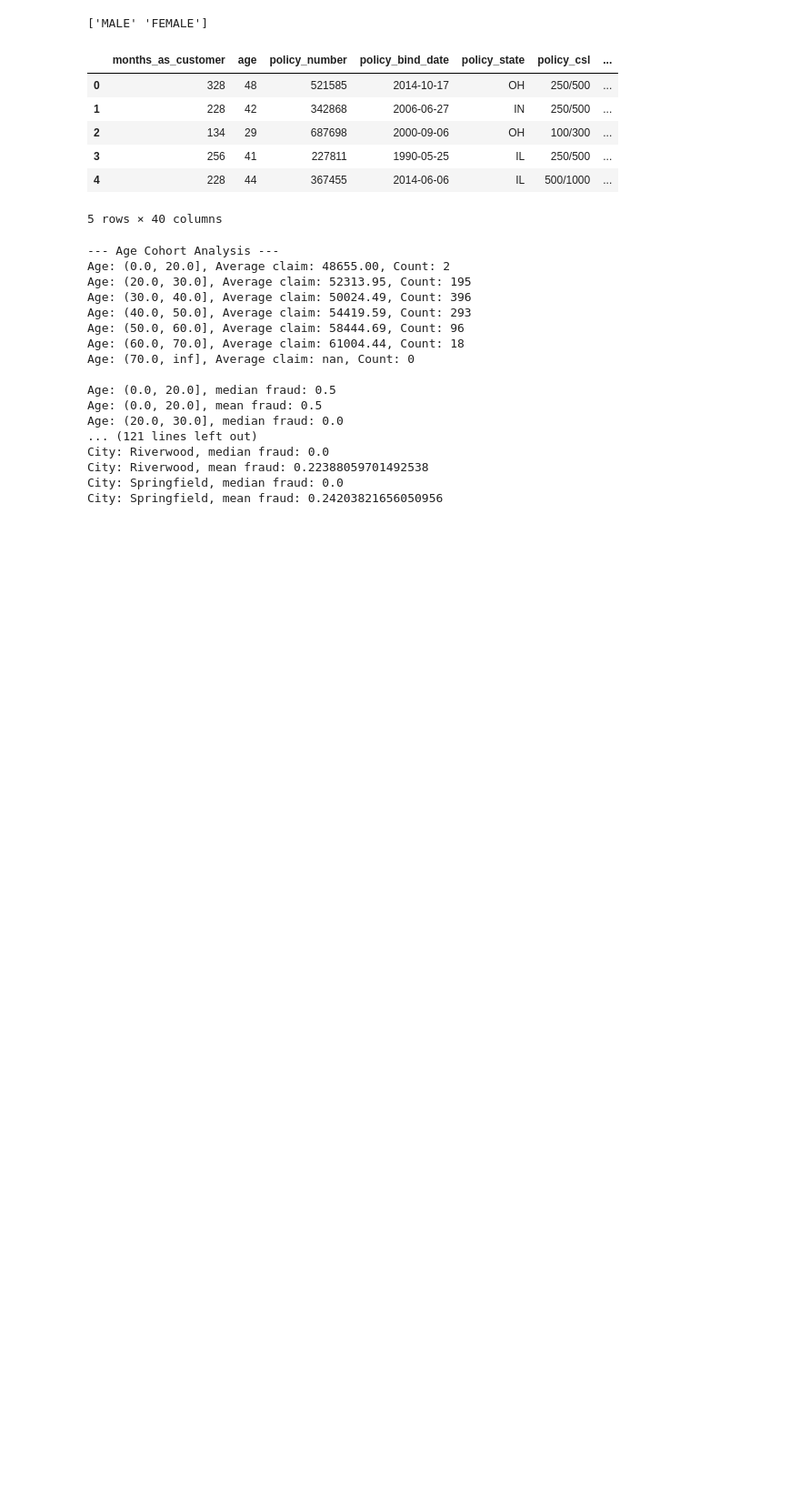
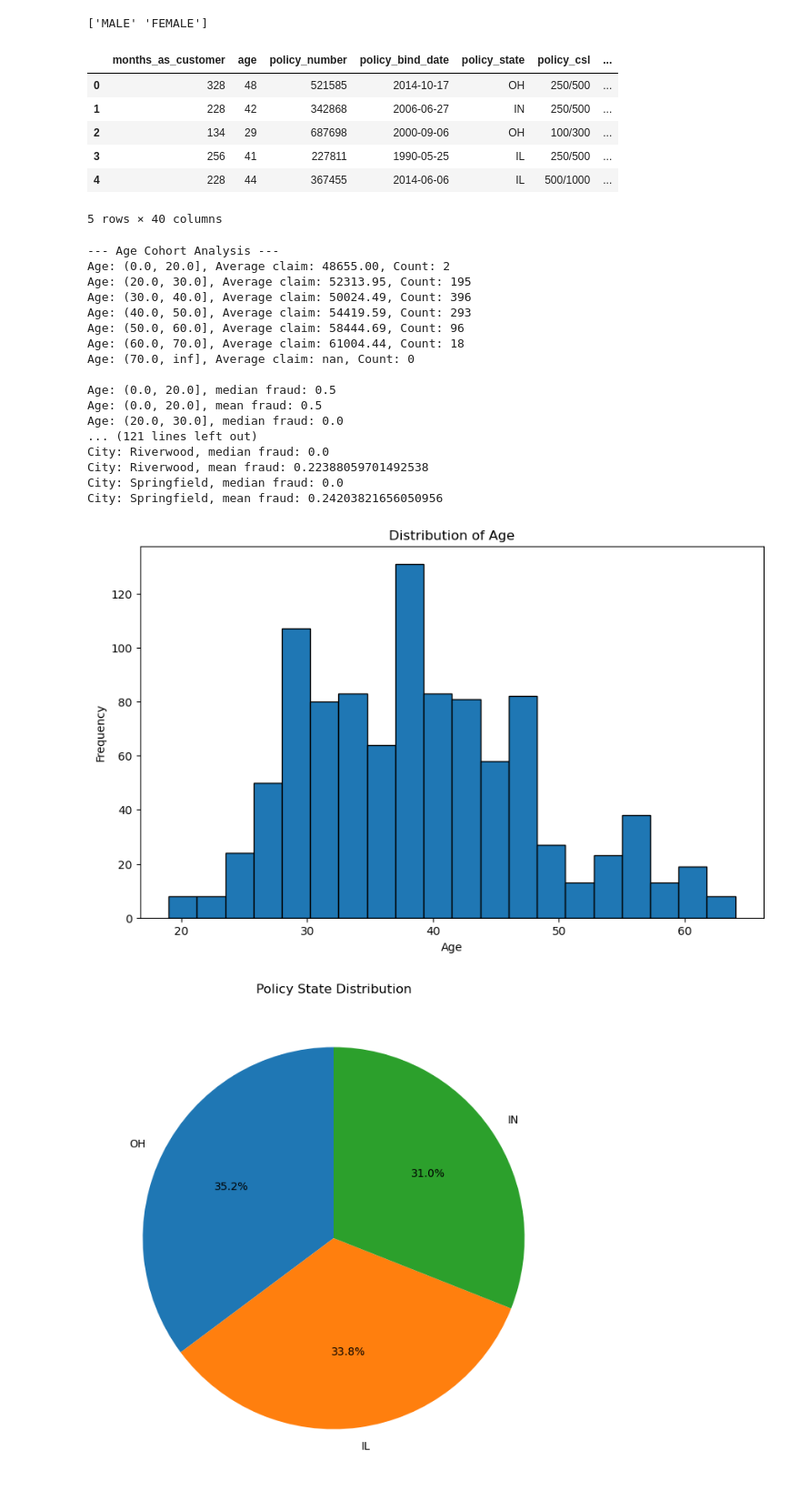
Before and after one commit to maceoCK/CMDA_Comp_Fall_2023, a Jupyter notebook: CarClaims/vehicle.ipynb, the cells around one changed output. Shown at 91% size. Saved outputs shown, nothing was run; the diff lists cells and outputs as text; code cells hidden in the pictures; blank space fills up the shorter version.

Commit message:
added more graphs into my jupyter notebook

```diff
--- a/CarClaims/vehicle.ipynb
+++ b/CarClaims/vehicle.ipynb
@@ -100,3 +101,47 @@ City: Riverwood, median fraud: 0.0
 City: Riverwood, mean fraud: 0.22388059701492538
 City: Springfield, median fraud: 0.0
 City: Springfield, mean fraud: 0.24203821656050956
+# %%
+data = df.copy()
+# Visualization 1: Histogram of Age
+plt.figure(figsize=(10, 6))
+plt.hist(data['age'], bins=20, edgecolor='black')
+plt.title('Distribution of Age')
+plt.xlabel('Age')
+plt.ylabel('Frequency')
+plt.show()
+
+# Visualization 2: Pie Chart of Policy State Distribution
+plt.figure(figsize=(8, 8))
+policy_state_counts = data['policy_state'].value_counts()
+plt.pie(policy_state_counts, labels=policy_state_counts.index, autopct='%1.1f%%', startangle=90)
+plt.title('Policy State Distribution')
+plt.show()
+
+# Visualization 3: Boxplot of Monthly Premiums by Education Level
+plt.figure(figsize=(10, 6))
+sns.boxplot(x='insured_education_level', y='policy_annual_premium', data=data)
+plt.title('Boxplot of Annual Premiums by Education Level')
+plt.xlabel('Education Level')
+plt.ylabel('Annual Premium')
+plt.show()
+
+# Visualization 4: Scatter Plot of Age vs. Total Claim Amount
+plt.figure(figsize=(10, 6))
+plt.scatter(data['age'], data['total_claim_amount'])
+plt.title('Scatter Plot of Age vs. Total Claim Amount')
+plt.xlabel('Age')
+plt.ylabel('Total Claim Amount')
+plt.show()
+
+# Visualization 5: Bar Chart of Incident Types
+plt.figure(figsize=(10, 6))
+incident_type_counts = data['incident_type'].value_counts()
+incident_type_counts.plot(kind='bar', color='skyblue')
+plt.title('Incident Types')
+plt.xlabel('Incident Type')
+plt.ylabel('Frequency')
+plt.show()
+# %% [output]
+[figure, added]
+[figure, added]
```
Also changed, not shown: parts of 3 cells of this notebook, 1 other file.
